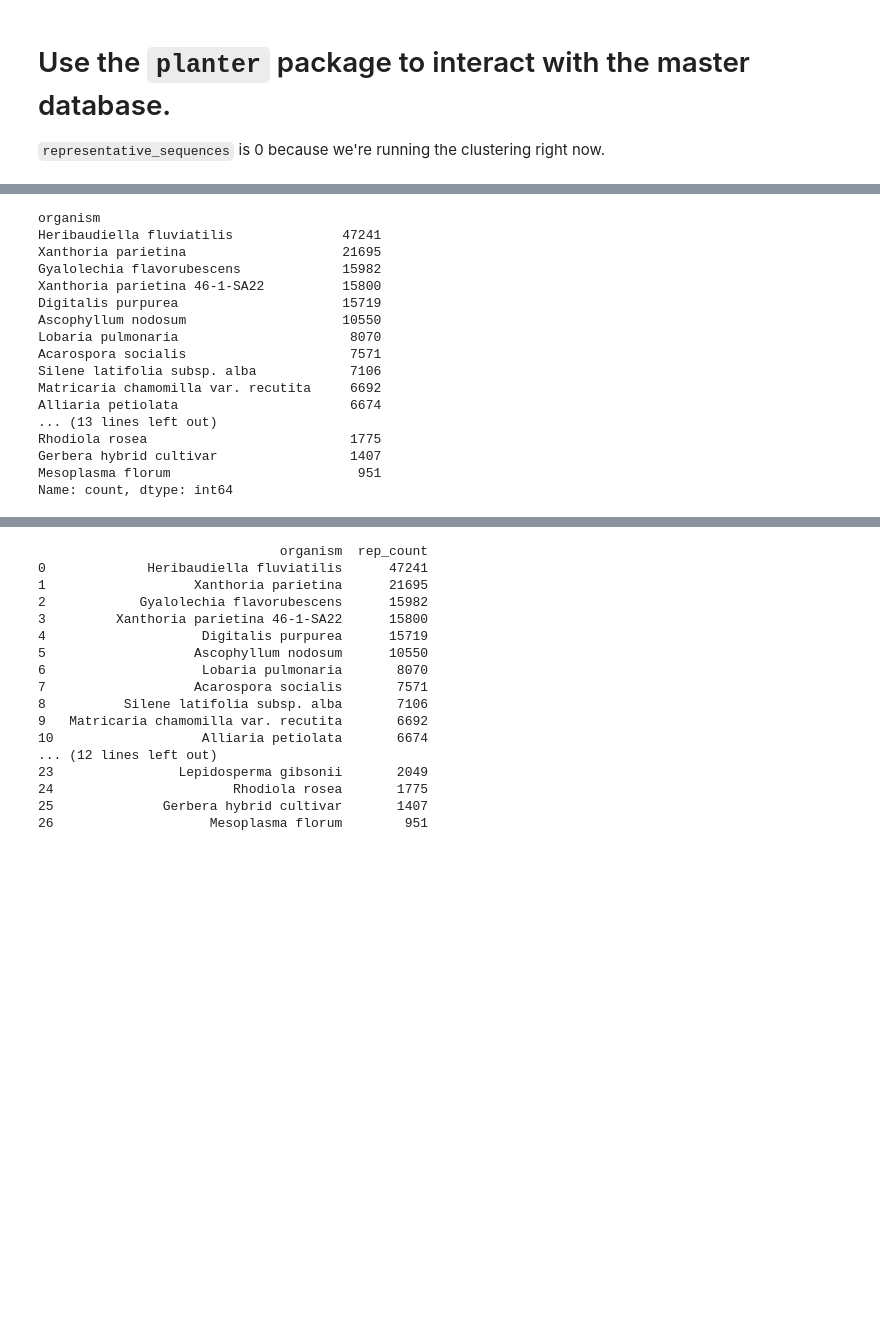
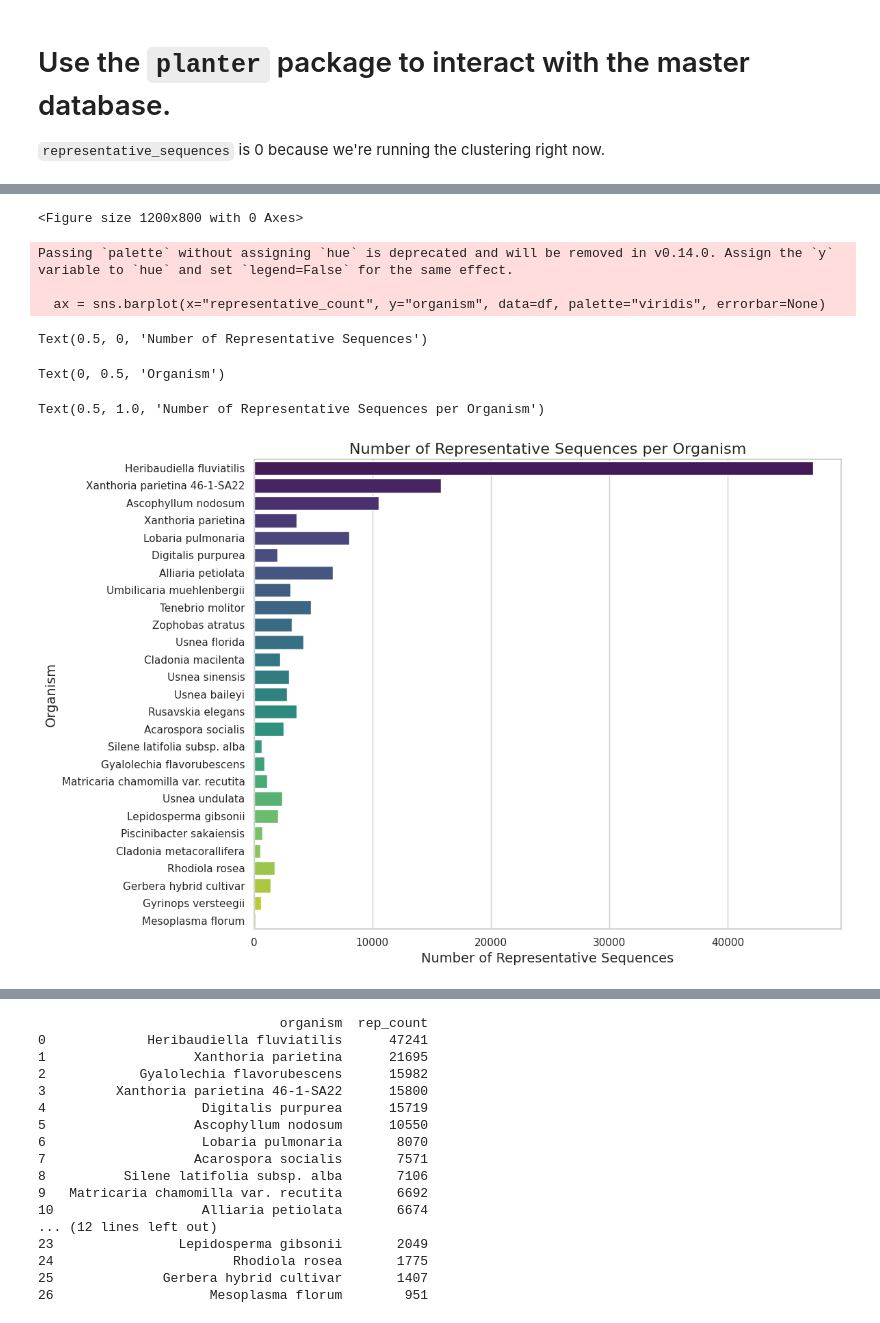
Before and after one commit to arudhir/planter, a Jupyter notebook: notebooks/misc/master-database.ipynb, the cells around one changed output, grey strips where cells are left out. Saved outputs shown, nothing was run; the diff lists cells and outputs as text; code cells hidden in the pictures; blank space fills up the shorter version.

```diff
--- a/notebooks/master-database.ipynb
+++ b/notebooks/misc/master-database.ipynb
@@ -294,20 +189,20 @@ display(df)
-# %%
-df['organism'].value_counts()
-# %% [output]
-organism
-Heribaudiella fluviatilis              47241
-Xanthoria parietina                    21695
-Gyalolechia flavorubescens             15982
-Xanthoria parietina 46-1-SA22          15800
-Digitalis purpurea                     15719
-Ascophyllum nodosum                    10550
-Lobaria pulmonaria                      8070
-Acarospora socialis                     7571
-Silene latifolia subsp. alba            7106
-Matricaria chamomilla var. recutita     6692
-Alliaria petiolata                      6674
-... (13 lines left out)
-Rhodiola rosea                          1775
-Gerbera hybrid cultivar                 1407
-Mesoplasma florum                        951
-Name: count, dtype: int64
+# %%
+import seaborn as sns
+import matplotlib.pyplot as plt
+sns.set(style="whitegrid")
+plt.figure(figsize=(12, 8))
+ax = sns.barplot(x="representative_count", y="organism", data=df, palette="viridis", errorbar=None)
+ax.set_xlabel("Number of Representative Sequences", fontsize=14)
+ax.set_ylabel("Organism", fontsize=14)
+ax.set_title("Number of Representative Sequences per Organism", fontsize=16)
+plt.tight_layout()
+plt.show()
+# %% [output]
+<Figure size 1200x800 with 0 Axes>
+Passing `palette` without assigning `hue` is deprecated and will be removed in v0.14.0. Assign the `y` variable to `hue` and set `legend=False` for the same effect.
+
+  ax = sns.barplot(x="representative_count", y="organism", data=df, palette="viridis", errorbar=None)
+Text(0.5, 0, 'Number of Representative Sequences')
+Text(0, 0.5, 'Organism')
+Text(0.5, 1.0, 'Number of Representative Sequences per Organism')
+[figure, added]
```
Also changed, not shown: parts of 20 cells of this notebook, 9 other files.
